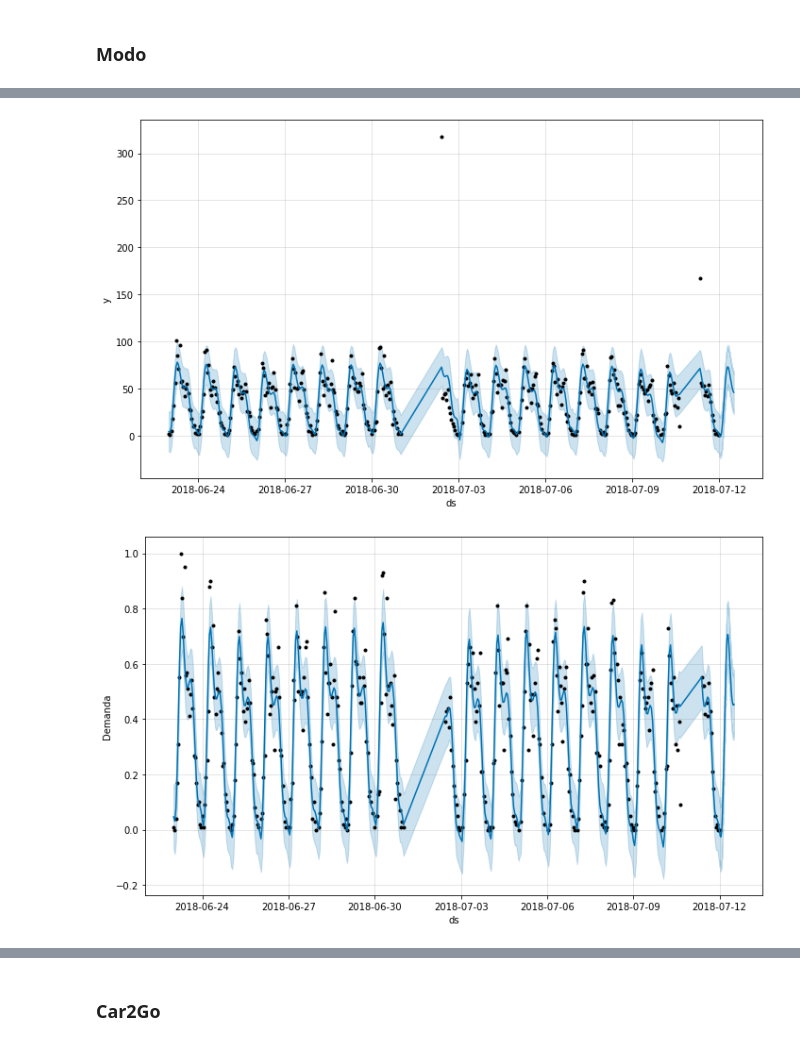
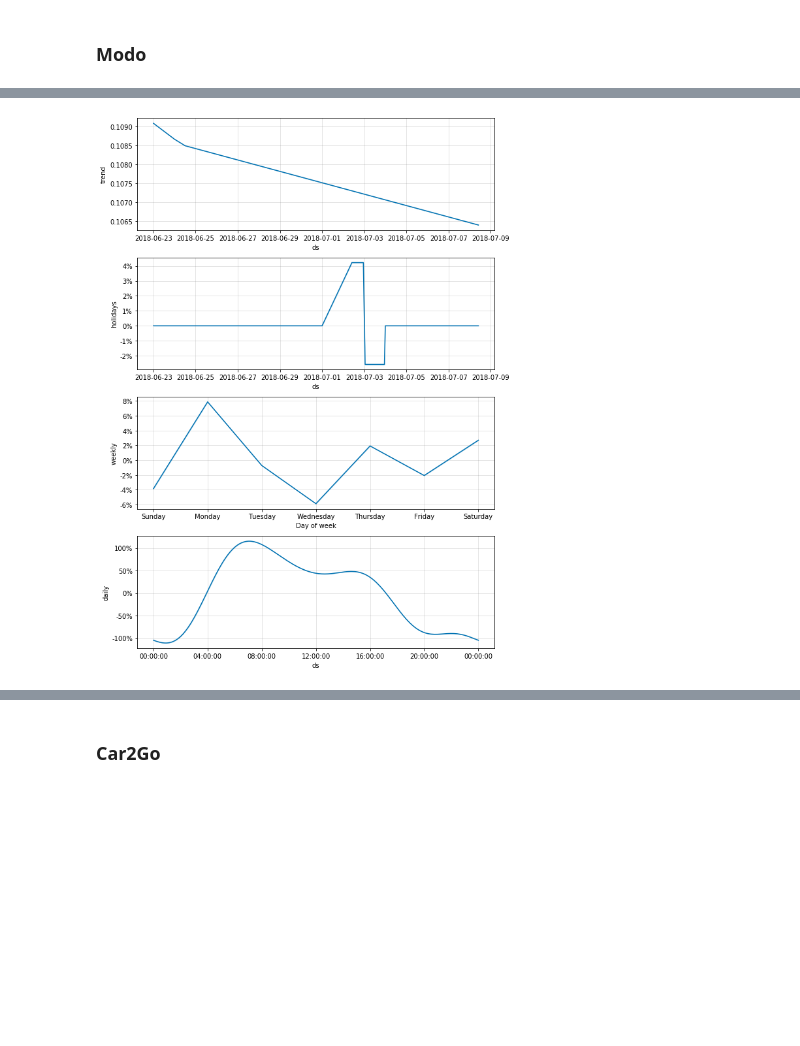
Before and after one commit to netlabufjf/timeseries-forecast, a Jupyter notebook: prophetAnalysis.ipynb, the cells around one changed output, grey strips where cells are left out. Saved outputs shown, nothing was run; the diff lists cells and outputs as text; code cells hidden in the pictures; blank space fills up the shorter version.

Commit message:
Updates to the next article
Grid Search over Prophet parameters and metric analysis over a separeted test set.

```diff
--- a/prophetAnalysis.ipynb
+++ b/prophetAnalysis.ipynb
@@ -139,0 +180,4 @@ holidays = pd.DataFrame({
+# %%
+evo_grid_search.fit(evo_norm_train)
+modo_grid_search.fit(modo_norm_train)
+c2g_grid_search.fit(c2g_norm_train)
@@ -140,6 +214,9 @@ holidays = pd.DataFrame({
 # %%
-def prophet_predict(data, holidays, freq='min', periods=5):
-    model = Prophet(weekly_seasonality=True, yearly_seasonality=False, holidays=holidays)
+def prophet_predict(data, params, freq='min', periods=5):
+    """
+    Creates and fit the Prophet model give the data and parameters.
+    """
+    model = Prophet(**params)
     model.fit(data)
 
     future = model.make_future_dataframe(freq=freq, periods=periods)
@@ -149,0 +316,20 @@ def prophet_predict(data, holidays, freq='min', periods=5):
+# %%
+# Parameters finded with the Grid Search
+evo_params = {
+    'growth': 'linear', 'weekly_seasonality': True, 'daily_seasonality': True,
+    'yearly_seasonality': False, 'changepoint_range': 0.7, 'n_changepoints': 50,
+    'changepoint_prior_scale': 0.007, 'seasonality_mode': 'multiplicative',
+    'seasonality_prior_scale': 25, 'holidays': holidays
+}
+modo_params = {
+    'growth': 'linear', 'weekly_seasonality': True, 'daily_seasonality': True,
+    'yearly_seasonality': False, 'changepoint_range': 0.7, 'n_changepoints': 55,
+    'changepoint_prior_scale': 0.007, 'seasonality_mode': 'multiplicative',
+    'seasonality_prior_scale': 20, 'holidays': holidays
+}
+c2g_params = {
+    'growth': 'linear', 'weekly_seasonality': True, 'daily_seasonality': True,
+    'yearly_seasonality': False, 'changepoint_range': 0.75, 'n_changepoints': 55,
+    'changepoint_prior_scale': 0.03, 'seasonality_mode': 'multiplicative',
+    'seasonality_prior_scale': 5, 'holidays': holidays
+}
@@ -150,9 +338,11 @@ def prophet_predict(data, holidays, freq='min', periods=5):
 # %%
+# Period to be predicted by the models
 PREDICT_PERIOD = 60*12  # 12 hours
-evo_model, evo_forecast = prophet_predict(evo_prophet, periods=PREDICT_PERIOD, holidays=holidays)
+
+evo_model, evo_forecast = prophet_predict(evo_norm_train, periods=PREDICT_PERIOD, params=evo_params)
 print('EVO done.')
-modo_model, modo_forecast = prophet_predict(modo_prophet, periods=PREDICT_PERIOD, holidays=holidays)
+modo_model, modo_forecast = prophet_predict(modo_norm_train, periods=PREDICT_PERIOD, params=modo_params)
 print('Modo done.')
-c2g_model, c2g_forecast = prophet_predict(c2g_prophet, periods=PREDICT_PERIOD, holidays=holidays)
+c2g_model, c2g_forecast = prophet_predict(c2g_norm_train, periods=PREDICT_PERIOD, params=c2g_params)
 print('Car2Go done.')
 # %% [output]
@@ -206,12 +391,5 @@ INFO:fbprophet:Making 21 forecasts with cutoffs between 2018-07-01 00:00:00 and
 # %%
-fig1 = modo_model.plot(modo_forecast)
-plt.savefig('images/prophet/modo.png', bbox_inches='tight')
+fig1 = modo_model.plot_components(modo_forecast)
 plt.show()
 # %% [output]
-[figure, old version]
+[figure, new version]
-# %%
-fig1 = modo_filtered_model.plot(modo_filtered_forecast, ylabel='Demanda')
-plt.savefig('images/prophet/modo.png', bbox_inches='tight')
-plt.show()
-# %% [output]
-[figure, removed]
```
Also changed, not shown: parts of 56 cells of this notebook, 1 other file.
